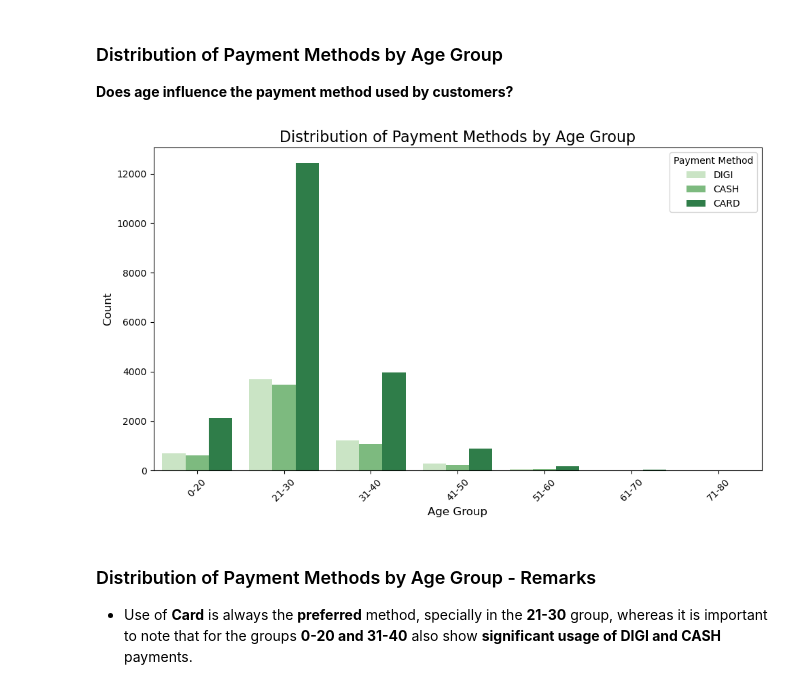
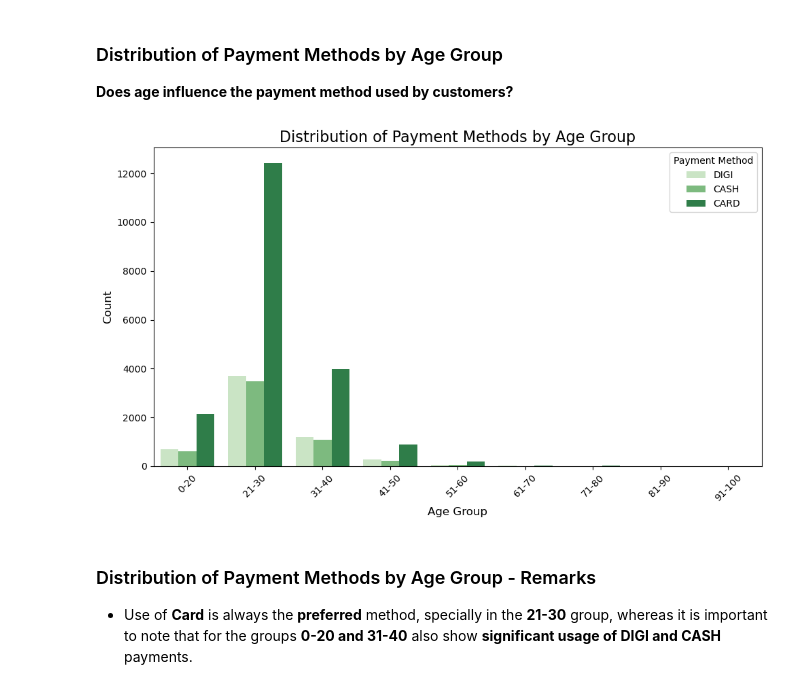
Before and after one commit to nunonuness/DM, a Jupyter notebook: 1.EDA.ipynb, the cells around one changed output. Cells and saved outputs as stored; diff of their text form; code cells hidden in the pictures.

```diff
--- a/1.EDA.ipynb
+++ b/1.EDA.ipynb
@@ -731,24 +745,24 @@ Region 8: 32.22%
 **Does age influence the payment method used by customers?**
 # %%
 # Creating age bins
-df['age_group'] = pd.cut(df['customer_age'], bins=[0, 20, 30, 40, 50, 60, 70, 80],
-                         labels=['0-20', '21-30', '31-40', '41-50', '51-60', '61-70', '71-80'])
+df['age_group'] = pd.cut(df['customer_age'], bins=[0, 20, 30, 40, 50, 60, 70, 80, 90, 100],
+                         labels=['0-20', '21-30', '31-40', '41-50', '51-60', '61-70', '71-80', '81-90', '91-100'])
 
 # Creating a green-based palette for the hue categories
 green_palette = sns.color_palette("Greens", n_colors=df['payment_method'].nunique())
 
 # Plotting the count of payment methods by age group
 plt.figure(figsize=(10, 6))
 sns.countplot(data=df, x='age_group', hue='payment_method', palette=green_palette)
 plt.title('Distribution of Payment Methods by Age Group', fontsize=16)
 plt.xlabel('Age Group', fontsize=12)
 plt.ylabel('Count', fontsize=12)
 plt.legend(title='Payment Method', fontsize=10)
 plt.xticks(rotation=45)
 plt.tight_layout()
 plt.show()
 # %% [output]
-[figure, old version]
+[figure, new version]
 # %% [markdown]
 ### Distribution of Payment Methods by Age Group - Remarks
 - Use of **Card** is always the **preferred** method, specially in the **21-30** group, whereas it is important to note that for the groups **0-20 and 31-40** also show **significant usage of DIGI and CASH** payments.
```
Also changed, not shown: parts of 8 cells of this notebook, 4 other files.
